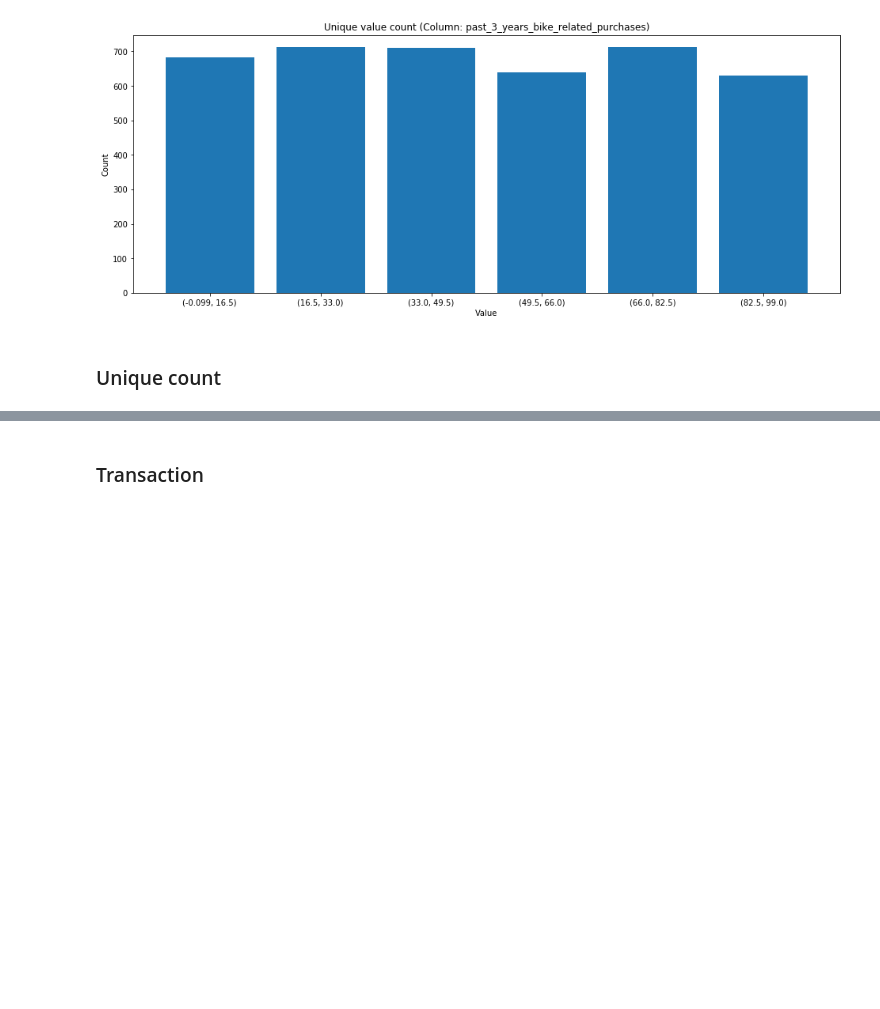
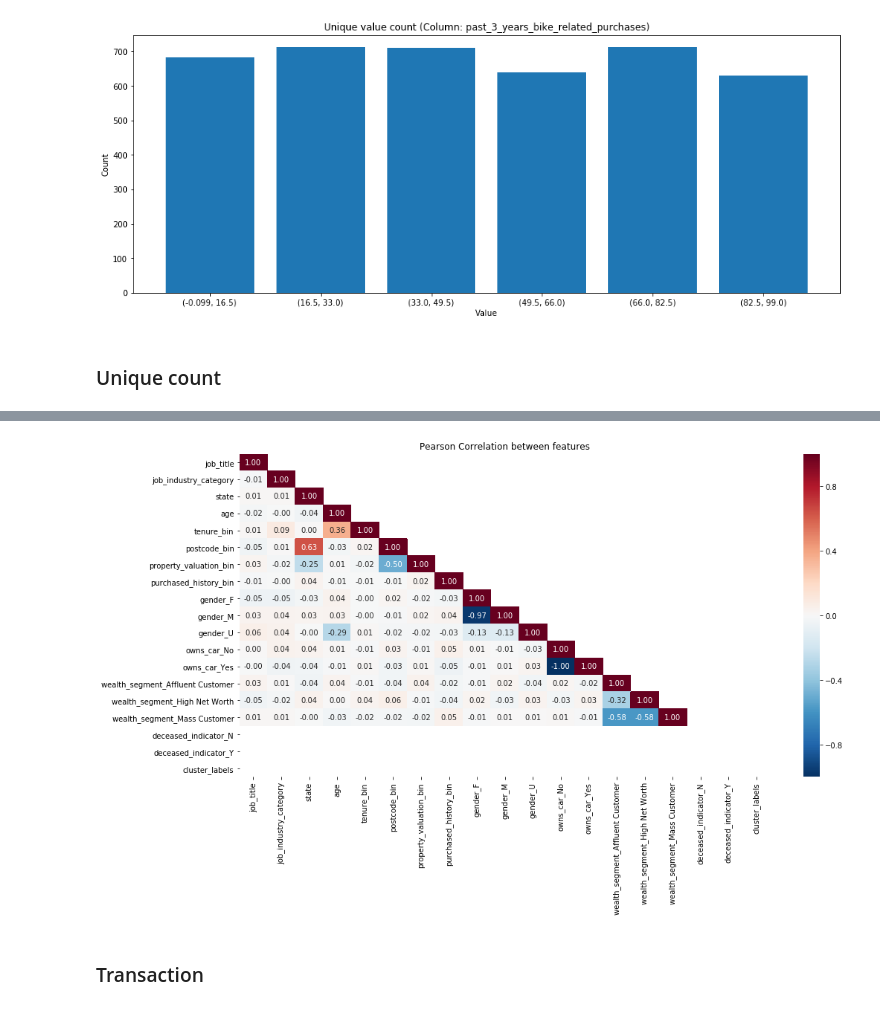
Before and after one commit to jacksenteh/KPMG_Virtual_Internship, a Jupyter notebook: Data_Analysis.ipynb, the cells around one changed output, grey strips where cells are left out. Saved outputs shown, nothing was run; the diff lists cells and outputs as text; code cells hidden in the pictures; blank space fills up the shorter version.

```diff
--- a/Data_Analysis.ipynb
+++ b/Data_Analysis.ipynb
@@ -448,0 +479,5 @@ unq_count(df_train, 'property_valuation')
+# %%
+from sklearn.cluster import DBSCAN
+
+model = DBSCAN(eps=1, min_samples=500)
+model.fit(df_train)
@@ -449,3 +542,7 @@ unq_count(df_train, 'property_valuation')
+# %%
+plot_correlation(df_y.loc[df_y['cluster_labels'] == 3])
+# %% [output]
+[figure, added]
 # %% [markdown]
 ### Transaction
 # %%
```
Also changed, not shown: parts of 20 cells of this notebook, 7 other files.
